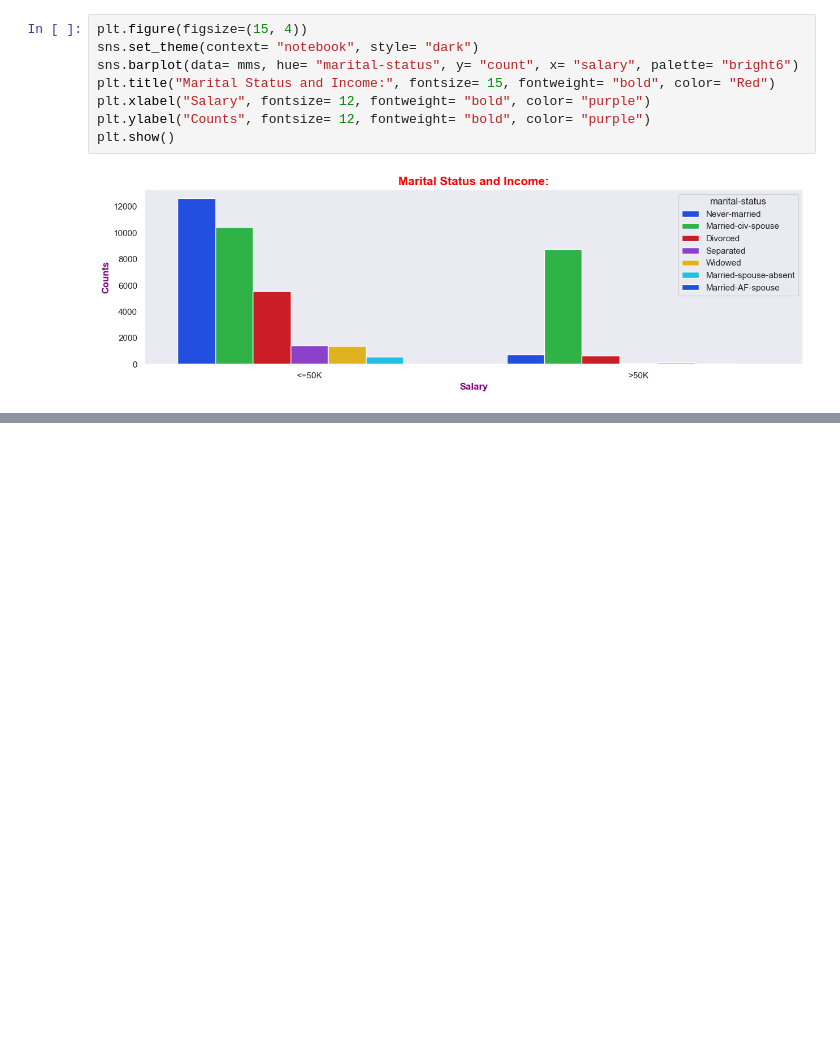
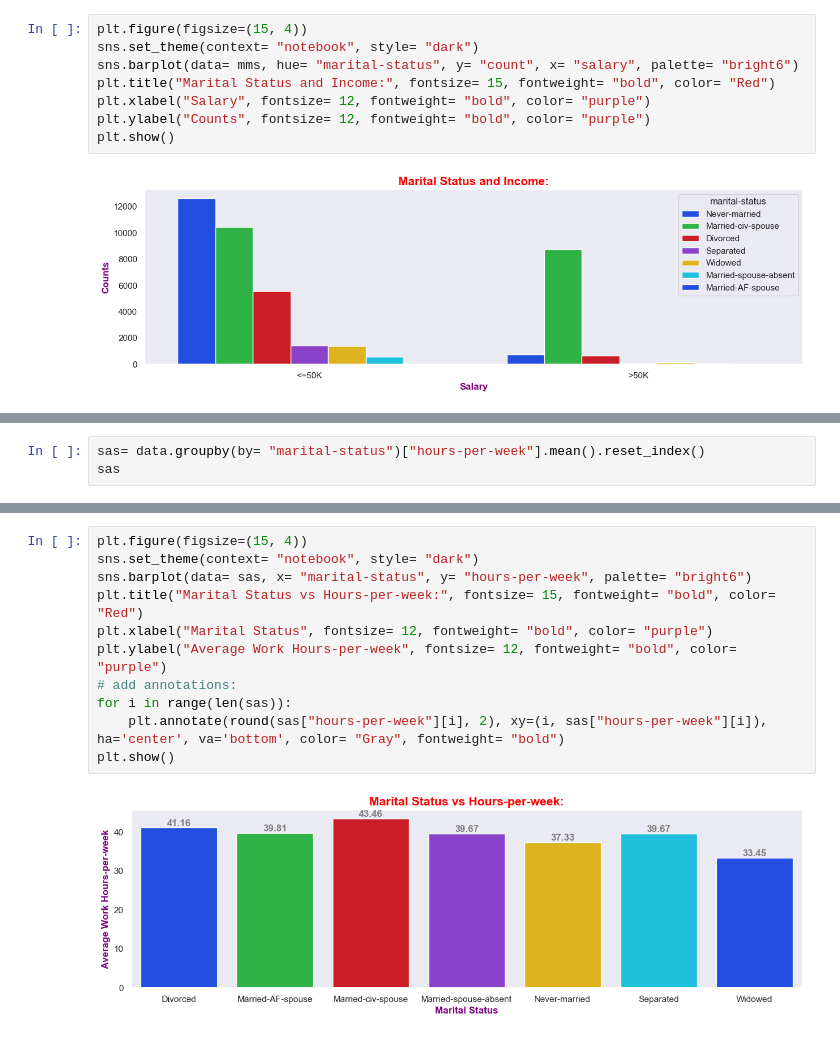
Before and after one commit to rajesh-coventry/Projects, a Jupyter notebook: 02_Data_Visuallization/04_Adults_Income_Analysis/Analysis-4_Family_and_Relationship_patters.ipynb, the cells around one changed output, grey strips where cells are left out. Drawn from its saved outputs; the diff is of its cells as text; blank space fills up the shorter version.

```diff
--- a/02_Data_Visuallization/04_Adults_Income_Analysis/Analysis-4_Family_and_Relationship_patters.ipynb
+++ b/02_Data_Visuallization/04_Adults_Income_Analysis/Analysis-4_Family_and_Relationship_patters.ipynb
@@ -240,0 +297,3 @@ plt.show()
+# %%
+sas= data.groupby(by= "marital-status")["hours-per-week"].mean().reset_index()
+sas
@@ -240,0 +309,13 @@ plt.show()
+# %%
+plt.figure(figsize=(15, 4))
+sns.set_theme(context= "notebook", style= "dark")
+sns.barplot(data= sas, x= "marital-status", y= "hours-per-week", palette= "bright6")
+plt.title("Marital Status vs Hours-per-week:", fontsize= 15, fontweight= "bold", color= "Red")
+plt.xlabel("Marital Status", fontsize= 12, fontweight= "bold", color= "purple")
+plt.ylabel("Average Work Hours-per-week", fontsize= 12, fontweight= "bold", color= "purple")
+# add annotations:
+for i in range(len(sas)):
+    plt.annotate(round(sas["hours-per-week"][i], 2), xy=(i, sas["hours-per-week"][i]), ha='center', va='bottom', color= "Gray", fontweight= "bold")
+plt.show()
+# %% [output]
+[figure, added]
```
Also changed, not shown: parts of 14 cells of this notebook, 2 other files.
